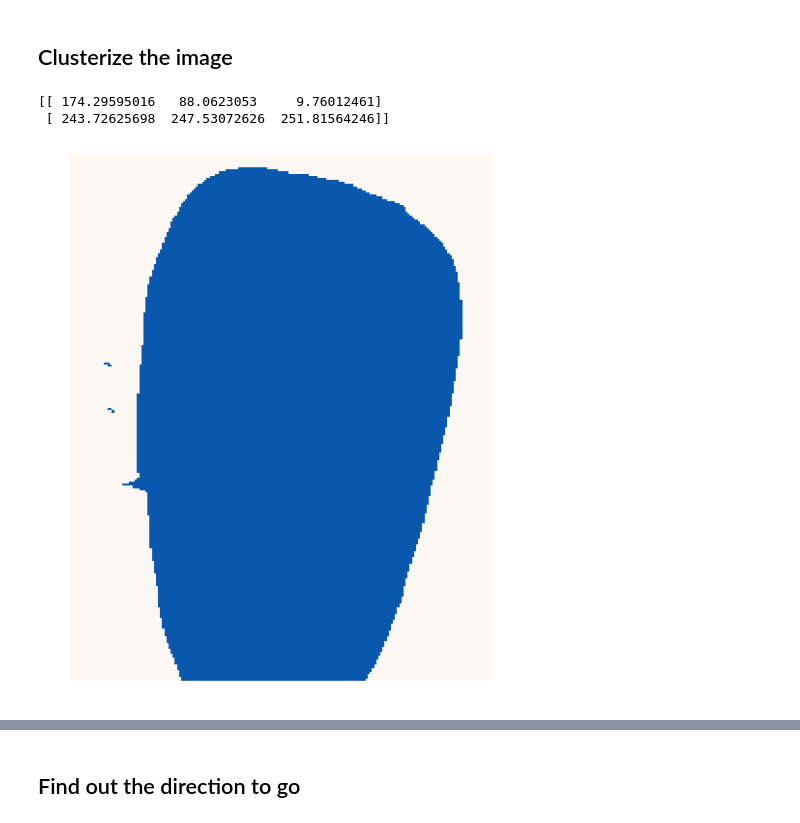
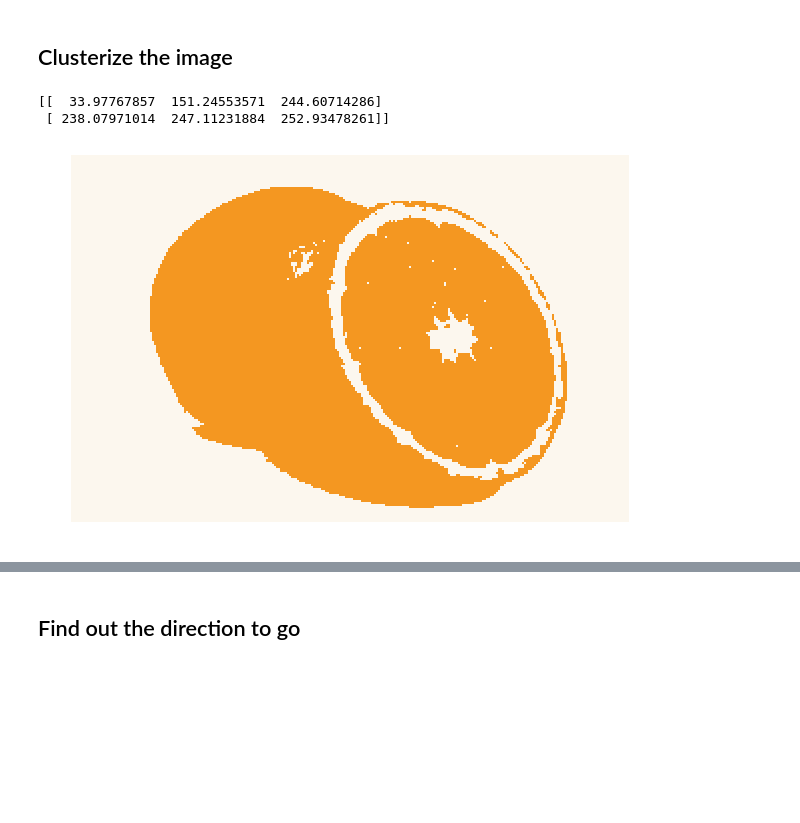
Before and after one commit to AKhegai/cip, a Jupyter notebook: ColorDetection.ipynb, the cells around one changed output, grey strips where cells are left out. Cells and saved outputs as stored; diff of their text form; code cells hidden in the pictures; blank space fills up the shorter version.

```diff
--- a/ColorDetection.ipynb
+++ b/ColorDetection.ipynb
@@ -68,31 +66,31 @@ def recreate_image(codebook, labels, w, h):
 ## Clusterize the image
 # %%
 %%time
-image = cv2.imread('test_blue.jpeg')
+image = cv2.imread('orange.jpeg')
 
 # Uncomment if you need crop
 # cropped_image = crop_image(image, 0.2)
 cropped_image = image
 
 w, h, d = tuple(cropped_image.shape)
 image_array = np.reshape(cropped_image, (w * h, d))
 
 kmeans = train_k_means(image_array, 2)
 labels = kmeans.predict(image_array)
 recreated_image = recreate_image(
     kmeans.cluster_centers_,
     labels,
     w,
     h
 )
 print kmeans.cluster_centers_
 
 
 plt.figure(1, figsize=(10, 10))
 plt.imshow(cv2.cvtColor(np.uint8(recreated_image), cv2.COLOR_BGR2RGB))
 plt.axis('off')
 plt.show()
 # %% [output]
-[[ 174.29595016   88.0623053     9.76012461]
- [ 243.72625698  247.53072626  251.81564246]]
+[[  33.97767857  151.24553571  244.60714286]
+ [ 238.07971014  247.11231884  252.93478261]]
-[figure, old version]
+[figure, new version]
```
Also changed, not shown: parts of 5 cells of this notebook, 2 other files.
